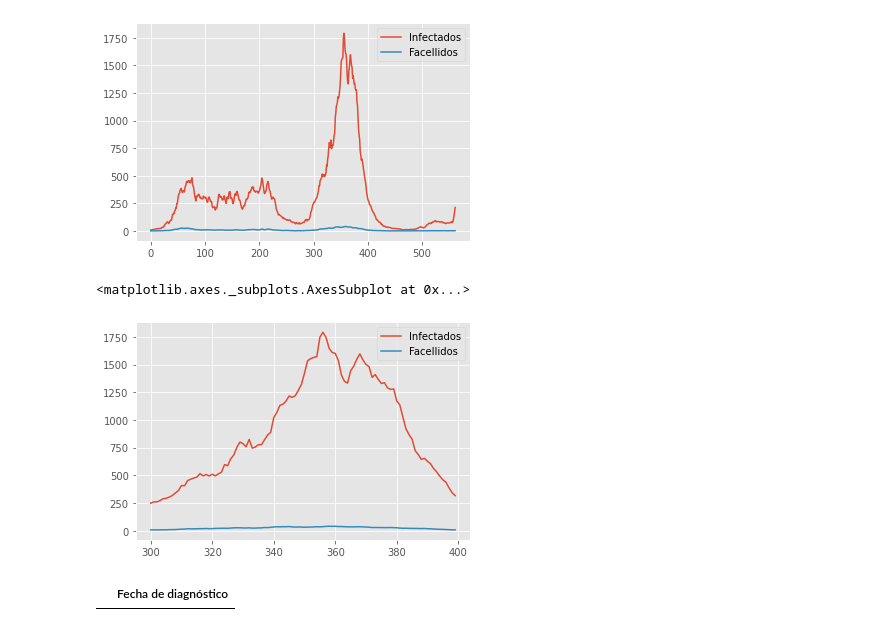
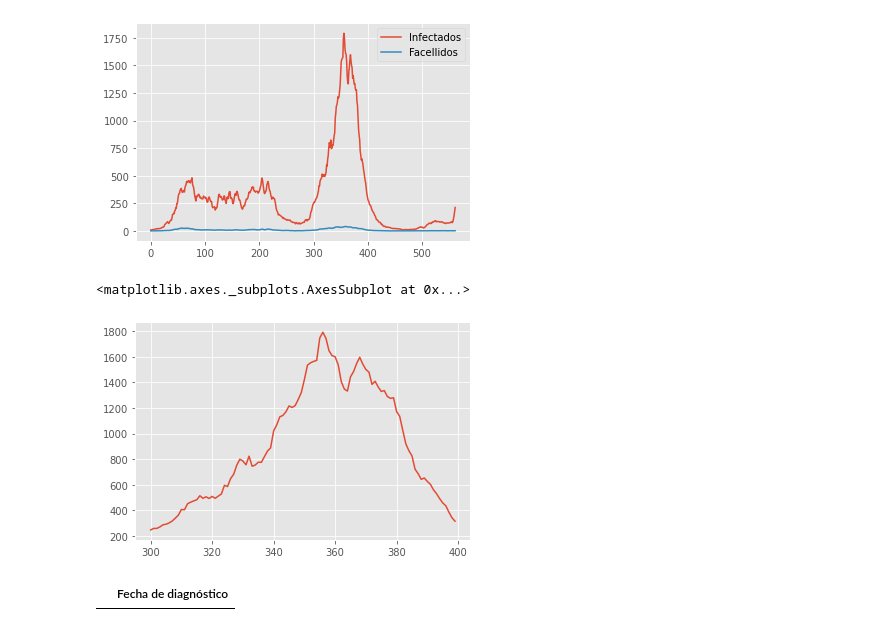
Before and after one commit to DavidGD03/plastics-COVID_project, a Jupyter notebook: notebooks/SEIRDDatasets.ipynb, the cells around one changed output. Drawn from its saved outputs; the diff is of its cells as text; code cells hidden in the pictures.

```diff
--- a/notebooks/SEIRDDatasets.ipynb
+++ b/notebooks/SEIRDDatasets.ipynb
@@ -1822,10 +1814,10 @@ dfDatosamb.plot()
 <matplotlib.axes._subplots.AxesSubplot at 0x...>
 [figure]
 # %%
-dfDatosamb[300:400].plot()
+dfDatosamb['Infectados'][300:400].plot()
 # %% [output]
 <matplotlib.axes._subplots.AxesSubplot at 0x...>
-[figure, old version]
+[figure, new version]
 # %%
 FechasAMB[300:400]
 # %% [output]
```
Also changed, not shown: parts of 38 cells of this notebook.
